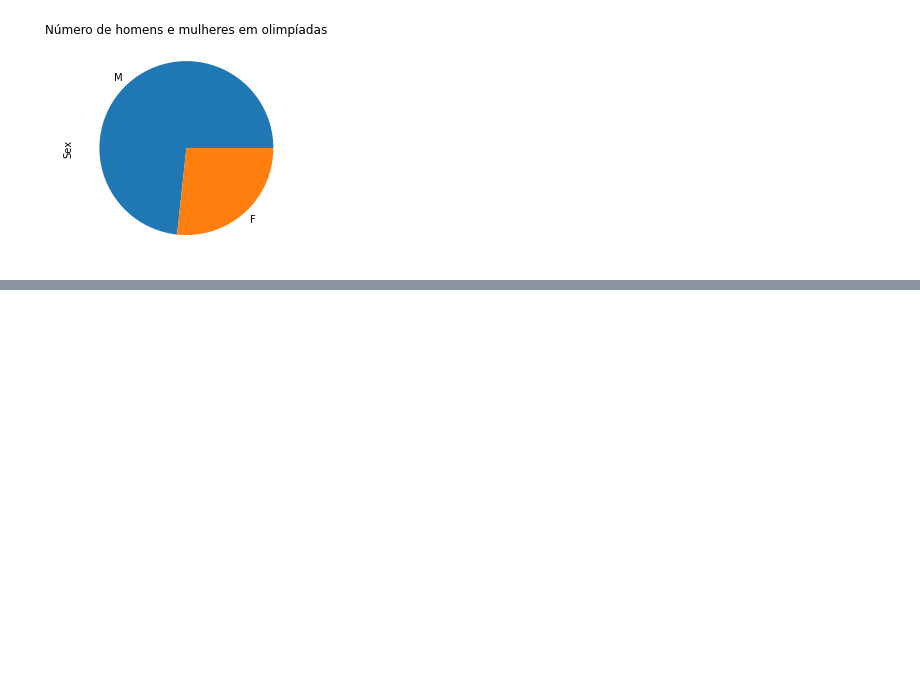
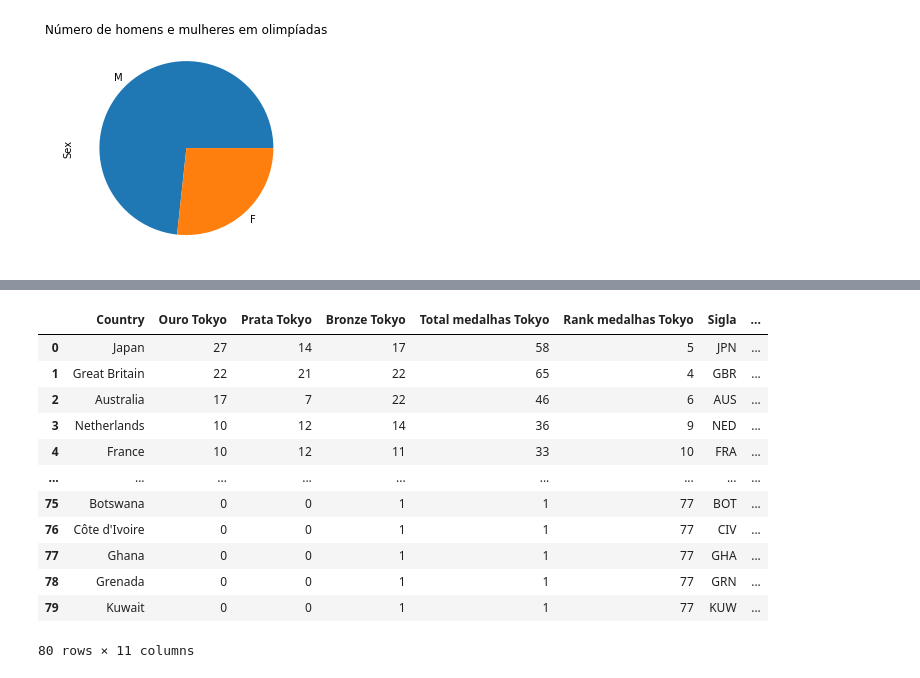
Before and after one commit to brunabellini/Projeto_Olimpiadas, a Jupyter notebook: olimpiada.ipynb, the cells around one changed output, grey strips where cells are left out. Cells and saved outputs as stored; diff of their text form; code cells hidden in the pictures; blank space fills up the shorter version.

```diff
--- a/olimpiada.ipynb
+++ b/olimpiada.ipynb
@@ -218,6 +211,6 @@ medals_state_bra.show()
 # %%
 #Análise do quadro de medalhas de Tóquio 2020
-tokyo_2020 = pd.read_csv('tokyo2020.csv')
+tokyo_2020 = pd.read_csv('./Data/tokyo2020.csv')
 tokyo_2020
 # %% [output]
 |  | Rank | Country | Gold | Silver | Bronze | Total | Rank by total | NOCCode |
@@ -300,6 +291,6 @@ ate_rio2016['Sex'].value_counts().plot(kind='pie', title='Número de homens e mu
 <AxesSubplot:title={'center':'Número de homens e mulheres em olimpíadas'}, ylabel='Sex'>
 [figure]
 # %%
-medals_percapta=pd.read_csv('medals_percapta.csv')
+medals_percapta=pd.read_csv('./Data/medals_percapta.csv', sep=';')
 medals_percapta
 # %% [output]
@@ -306,0 +310,29 @@ FileNotFoundError: [Errno 2] No such file or directory: 'medals_percapta.csv'
+# %%
+juntos = tokyo_2020.merge(medals_percapta, left_on='Country', right_on='Country')
+juntos = juntos.rename(columns={'Rank by total':'Rank medalhas Tokyo'})
+juntos = juntos.rename(columns={'Rank_y':'Rank população medalha'})
+juntos = juntos.rename(columns={'Gold':'Ouro Tokyo'})
+juntos = juntos.rename(columns={'Silver':'Prata Tokyo'})
+juntos = juntos.rename(columns={'Bronze':'Bronze Tokyo'})
+juntos = juntos.rename(columns={'Total':'Total medalhas Tokyo'})
+juntos = juntos.rename(columns={'Population per Medal':'População por medalhas'})
+juntos = juntos.rename(columns={'Medals':'Total medalhas'})
+juntos = juntos.rename(columns={'Population':'População'})
+juntos = juntos.rename(columns={'NOCCode':'Sigla'})
+juntos.drop('Rank_x',axis=1, inplace=True)
+
+juntos
+# %% [output]
+|  | Country | Ouro Tokyo | Prata Tokyo | Bronze Tokyo | Total medalhas Tokyo | Rank medalhas Tokyo | Sigla | ... |
+| 0 | Japan | 27 | 14 | 17 | 58 | 5 | JPN | ... |
+| 1 | Great Britain | 22 | 21 | 22 | 65 | 4 | GBR | ... |
+| 2 | Australia | 17 | 7 | 22 | 46 | 6 | AUS | ... |
+| 3 | Netherlands | 10 | 12 | 14 | 36 | 9 | NED | ... |
+| 4 | France | 10 | 12 | 11 | 33 | 10 | FRA | ... |
+| ... | ... | ... | ... | ... | ... | ... | ... | ... |
+| 75 | Botswana | 0 | 0 | 1 | 1 | 77 | BOT | ... |
+| 76 | Côte d'Ivoire | 0 | 0 | 1 | 1 | 77 | CIV | ... |
+| 77 | Ghana | 0 | 0 | 1 | 1 | 77 | GHA | ... |
+| 78 | Grenada | 0 | 0 | 1 | 1 | 77 | GRN | ... |
+| 79 | Kuwait | 0 | 0 | 1 | 1 | 77 | KUW | ... |
+80 rows × 11 columns
```
Also changed, not shown: parts of 9 cells of this notebook, 2 other files.
